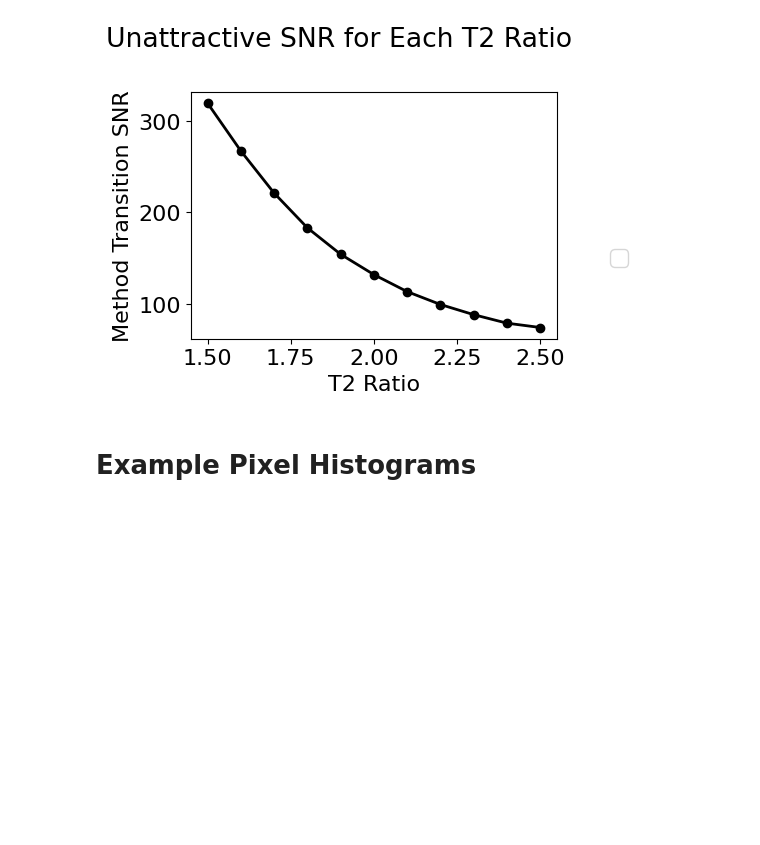
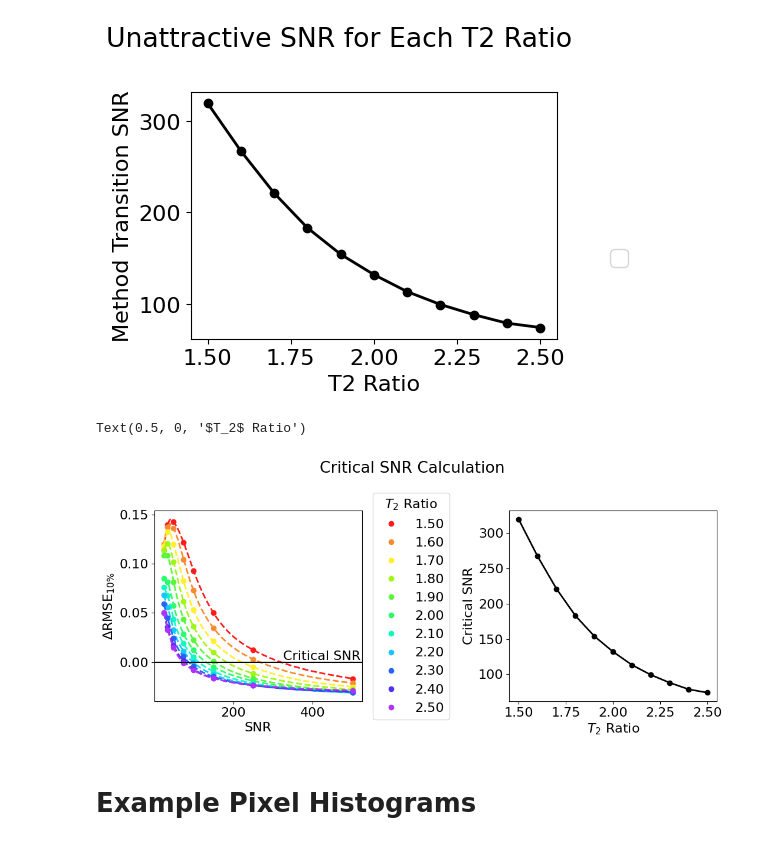
Before and after one commit to Griffin997/Stabilization, a Jupyter notebook: Reassign_Experiment/reassign_T2rat_Exp_Analysis.ipynb, the cells around one changed output. Cells and saved outputs as stored; diff of their text form; code cells hidden in the pictures; blank space fills up the shorter version.

```diff
--- a/Reassign_Experiment/reassign_T2rat_Exp_Analysis.ipynb
+++ b/Reassign_Experiment/reassign_T2rat_Exp_Analysis.ipynb
@@ -545,6 +579,31 @@ fig.legend(loc = 'center left', bbox_to_anchor = (1.02,0.4))
 No artists with labels found to put in legend.  Note that artists whose label start with an underscore are ignored when legend() is called with no argument.
 <matplotlib.legend.Legend at 0x...>
 [figure]
+# %%
+colors_list = _get_colors(len(T2rat_array) + 2)
+
+plt.rc('font', size = 16)
+fig, ax = plt.subplots(1,2, figsize = (11, 5), tight_layout=True)
+fig.suptitle(f"Critical SNR Calculation")
+
+for iT2 in range(len(T2rat_array)):
+    ax[0].plot(SNR_dense_array, line_fits[iT2,:], color = colors_list[iT2], ls = '--', lw = 2)
+    ax[0].plot(SNR_array, SNR_vs_rat_mat[:, iT2], color = colors_list[iT2], ls = '', marker = 'o', lw = 2, label = f"{T2rat_array[iT2]:.2f}")
+
+ax[0].axhline(y = 0, color = 'k')
+ax[0].text(325,0,"Critical SNR", fontsize = 16, ha = 'left', va = 'bottom')
+ax[0].set_ylabel(r'$\Delta$RMSE$_{10\%}$')
+ax[0].set_xlabel("SNR")
+ax[0].legend(loc = 'center left', bbox_to_anchor = (1.02,0.5), title = r'$T_2$ Ratio')
+
+T2_rat_interp = np.arange(T2rat_array[0], T2rat_array[-1], 0.02)
+ax[1].plot(T2rat_array, x_intersection, color = 'k', ls = '-', marker = 'o', lw = 2)
+ax[1].set_ylabel("Critical SNR")
+ax[1].set_xlabel(r'$T_2$ Ratio')
+# ax[1].plot(T2_rat_interp, exp_fit(T2_rat_interp, *popt_exp), color = 'r')
+# %% [output]
+Text(0.5, 0, '$T_2$ Ratio')
+[figure, added]
 # %%
 # mat_oi = SNRs
 
```
Also changed, not shown: parts of 5 cells of this notebook.
